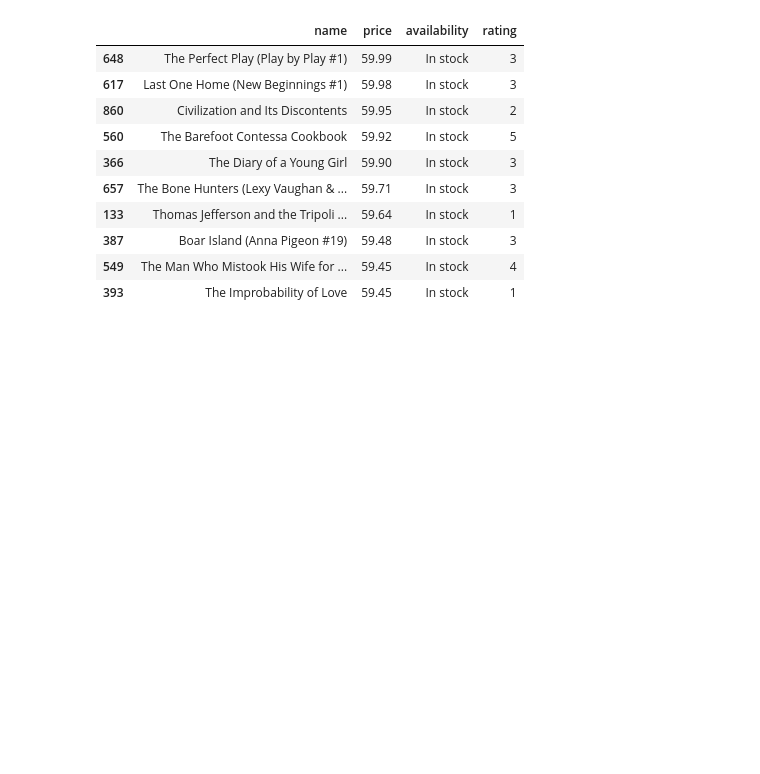
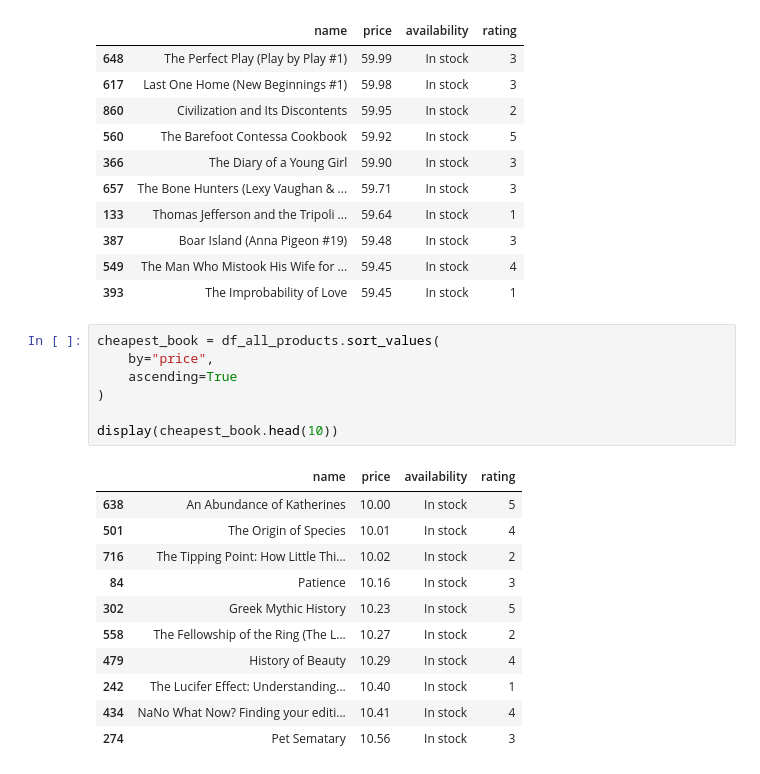
Before and after one commit to Ronyfranzini84/monitoramento_preco, a Jupyter notebook: main.ipynb, the cells around one changed output. Saved outputs shown, nothing was run; the diff lists cells and outputs as text; blank space fills up the shorter version.

```diff
--- a/main.ipynb
+++ b/main.ipynb
@@ -226,3 +226,22 @@ display(most_expensive.head(10))
 | 387 | Boar Island (Anna Pigeon #19) | 59.48 | In stock | 3 |
 | 549 | The Man Who Mistook His Wife for ... | 59.45 | In stock | 4 |
 | 393 | The Improbability of Love | 59.45 | In stock | 1 |
+# %%
+cheapest_book = df_all_products.sort_values(
+    by="price",
+    ascending=True
+)
+
+display(cheapest_book.head(10))
+# %% [output]
+|  | name | price | availability | rating |
+| 638 | An Abundance of Katherines | 10.00 | In stock | 5 |
+| 501 | The Origin of Species | 10.01 | In stock | 4 |
+| 716 | The Tipping Point: How Little Thi... | 10.02 | In stock | 2 |
+| 84 | Patience | 10.16 | In stock | 3 |
+| 302 | Greek Mythic History | 10.23 | In stock | 5 |
+| 558 | The Fellowship of the Ring (The L... | 10.27 | In stock | 2 |
+| 479 | History of Beauty | 10.29 | In stock | 4 |
+| 242 | The Lucifer Effect: Understanding... | 10.40 | In stock | 1 |
+| 434 | NaNo What Now? Finding your editi... | 10.41 | In stock | 4 |
+| 274 | Pet Sematary | 10.56 | In stock | 3 |
```
Also changed, not shown: parts of 13 cells of this notebook, 2 other files.
